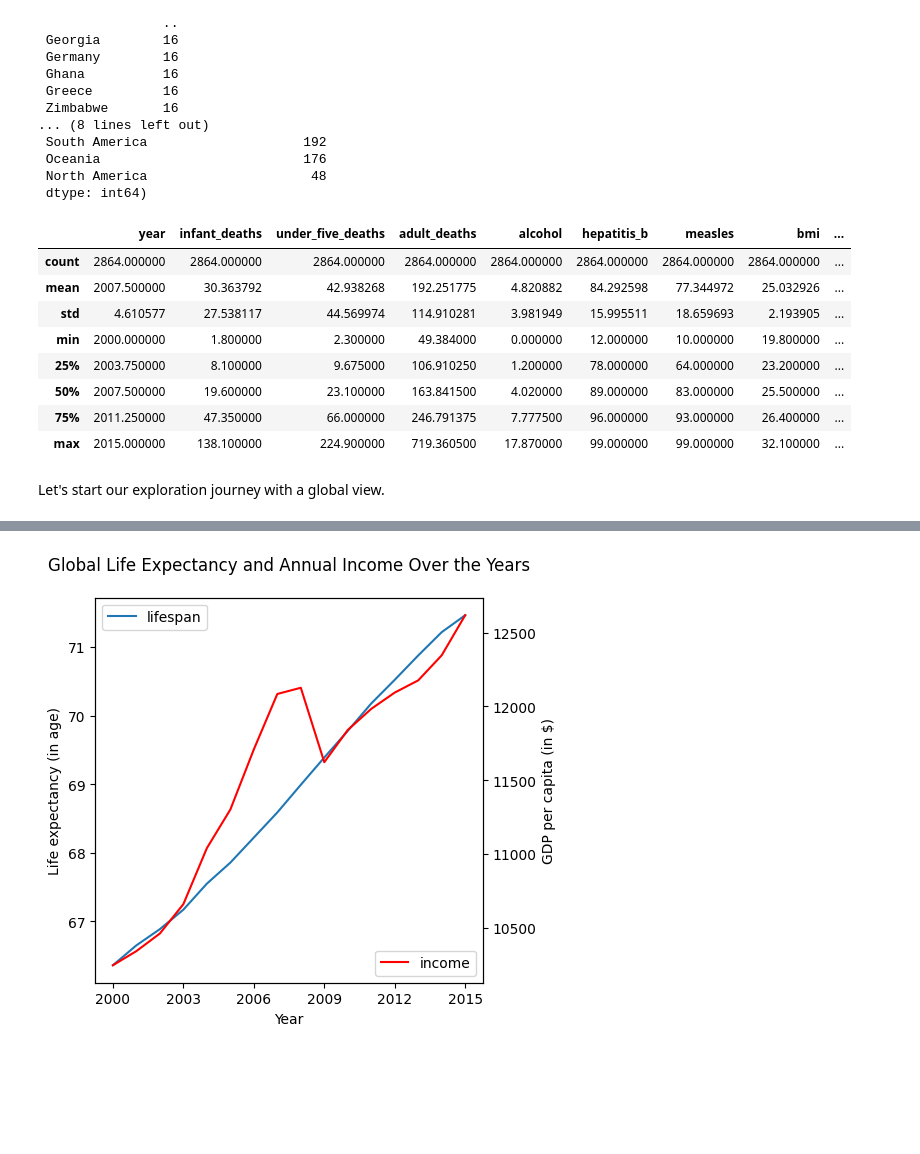
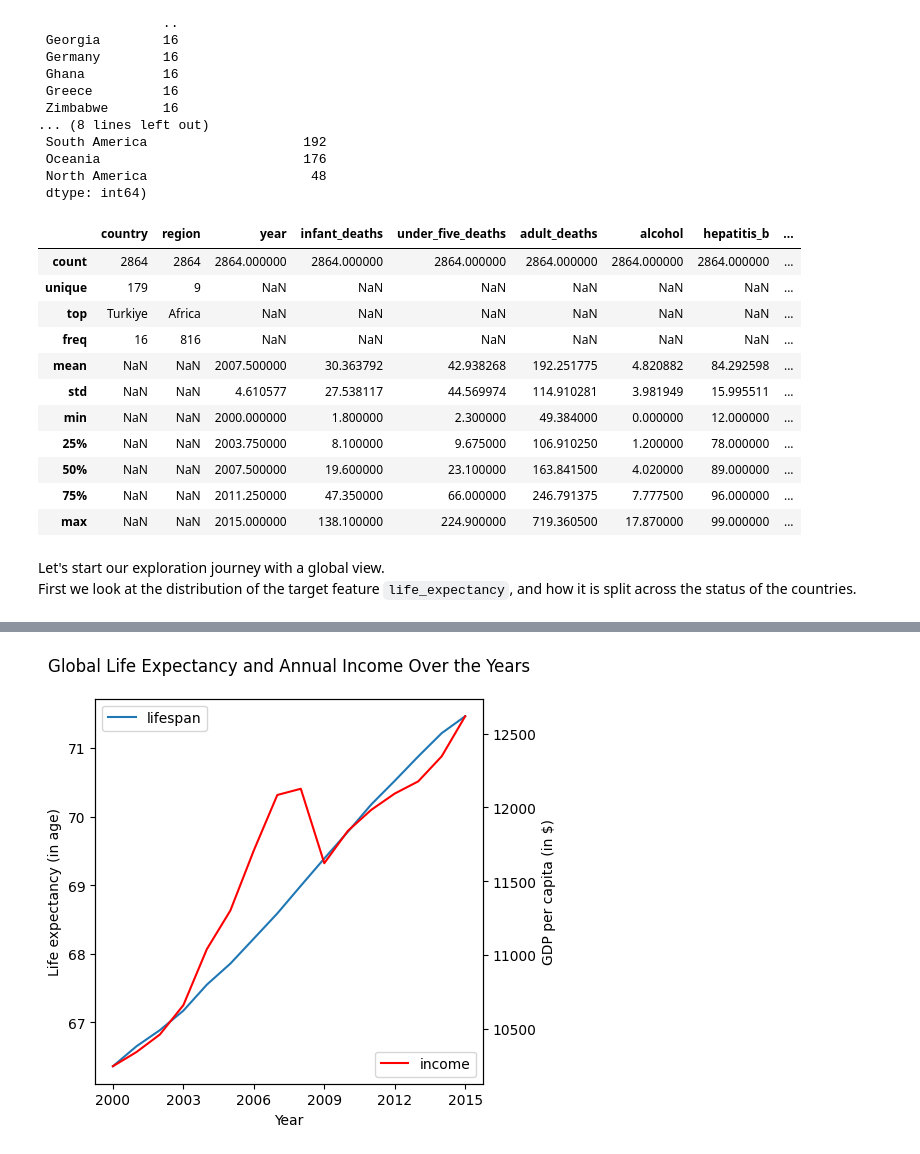
Before and after one commit to gurennnn/life-expectancy-estimation, a Jupyter notebook: notebooks/1_analysis.ipynb, the cells around one changed output, grey strips where cells are left out. Cells and saved outputs as stored; diff of their text form; code cells hidden in the pictures; blank space fills up the shorter version.

```diff
--- a/notebooks/1_visualizing.ipynb
+++ b/notebooks/1_analysis.ipynb
@@ -152,16 +152,20 @@ df[['country']].value_counts(), df[['region']].value_counts()
  dtype: int64)
 # %%
 # summary statistics
-df.describe()
+df.describe(include='all')
 # %% [output]
-|  | year | infant_deaths | under_five_deaths | adult_deaths | alcohol | hepatitis_b | measles | bmi | ... |
-| count | 2864.000000 | 2864.000000 | 2864.000000 | 2864.000000 | 2864.000000 | 2864.000000 | 2864.000000 | 2864.000000 | ... |
-| mean | 2007.500000 | 30.363792 | 42.938268 | 192.251775 | 4.820882 | 84.292598 | 77.344972 | 25.032926 | ... |
-| std | 4.610577 | 27.538117 | 44.569974 | 114.910281 | 3.981949 | 15.995511 | 18.659693 | 2.193905 | ... |
-| min | 2000.000000 | 1.800000 | 2.300000 | 49.384000 | 0.000000 | 12.000000 | 10.000000 | 19.800000 | ... |
-| 25% | 2003.750000 | 8.100000 | 9.675000 | 106.910250 | 1.200000 | 78.000000 | 64.000000 | 23.200000 | ... |
-| 50% | 2007.500000 | 19.600000 | 23.100000 | 163.841500 | 4.020000 | 89.000000 | 83.000000 | 25.500000 | ... |
-| 75% | 2011.250000 | 47.350000 | 66.000000 | 246.791375 | 7.777500 | 96.000000 | 93.000000 | 26.400000 | ... |
-| max | 2015.000000 | 138.100000 | 224.900000 | 719.360500 | 17.870000 | 99.000000 | 99.000000 | 32.100000 | ... |
+|  | country | region | year | infant_deaths | under_five_deaths | adult_deaths | alcohol | hepatitis_b | ... |
+| count | 2864 | 2864 | 2864.000000 | 2864.000000 | 2864.000000 | 2864.000000 | 2864.000000 | 2864.000000 | ... |
+| unique | 179 | 9 | NaN | NaN | NaN | NaN | NaN | NaN | ... |
+| top | Turkiye | Africa | NaN | NaN | NaN | NaN | NaN | NaN | ... |
+| freq | 16 | 816 | NaN | NaN | NaN | NaN | NaN | NaN | ... |
+| mean | NaN | NaN | 2007.500000 | 30.363792 | 42.938268 | 192.251775 | 4.820882 | 84.292598 | ... |
+| std | NaN | NaN | 4.610577 | 27.538117 | 44.569974 | 114.910281 | 3.981949 | 15.995511 | ... |
+| min | NaN | NaN | 2000.000000 | 1.800000 | 2.300000 | 49.384000 | 0.000000 | 12.000000 | ... |
+| 25% | NaN | NaN | 2003.750000 | 8.100000 | 9.675000 | 106.910250 | 1.200000 | 78.000000 | ... |
+| 50% | NaN | NaN | 2007.500000 | 19.600000 | 23.100000 | 163.841500 | 4.020000 | 89.000000 | ... |
+| 75% | NaN | NaN | 2011.250000 | 47.350000 | 66.000000 | 246.791375 | 7.777500 | 96.000000 | ... |
+| max | NaN | NaN | 2015.000000 | 138.100000 | 224.900000 | 719.360500 | 17.870000 | 99.000000 | ... |
 # %% [markdown]
 Let's start our exploration journey with a global view.
+First we look at the distribution of the target feature `life_expectancy`, and how it is split across the status of the countries.
```
Also changed, not shown: parts of 4 cells of this notebook.
